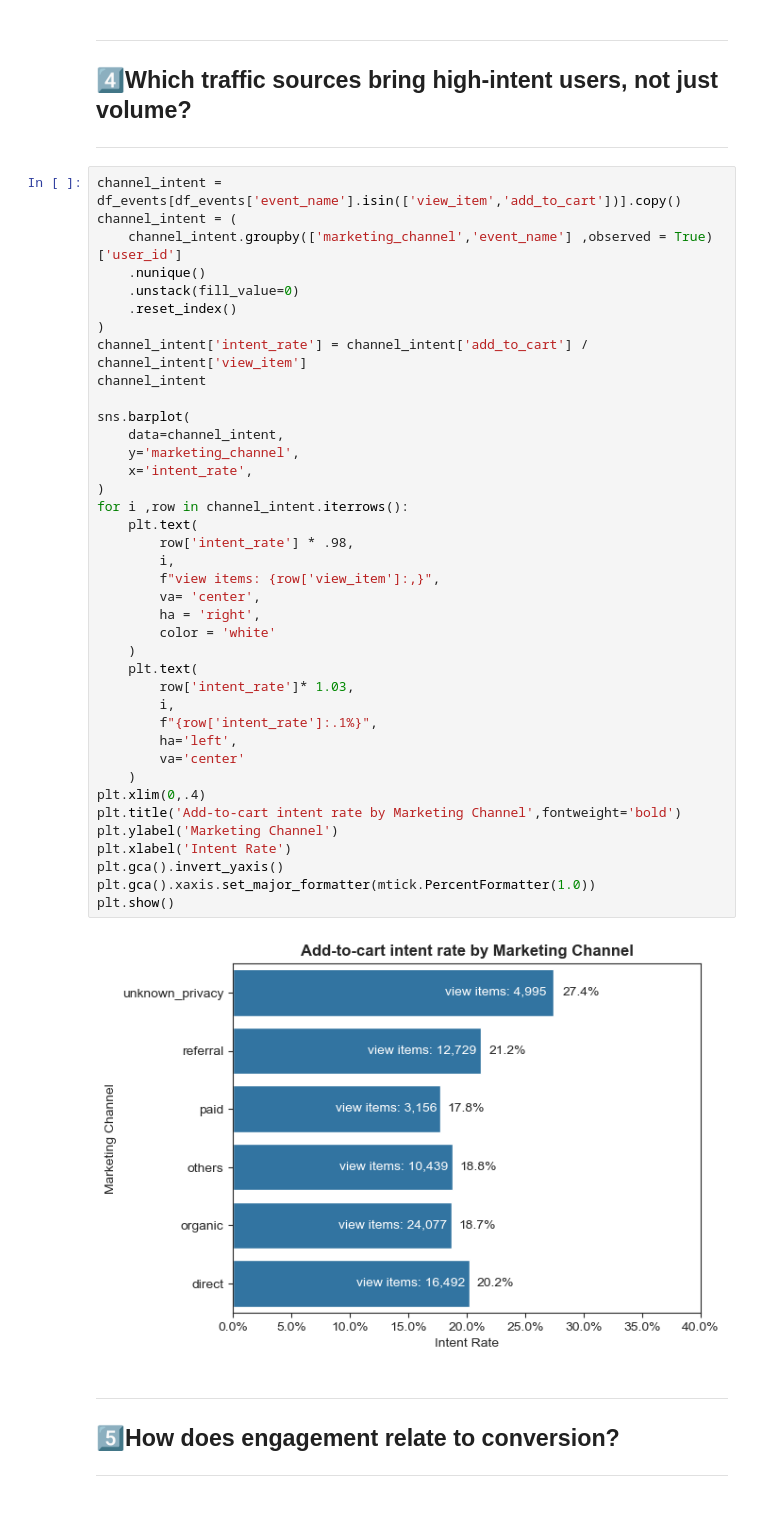
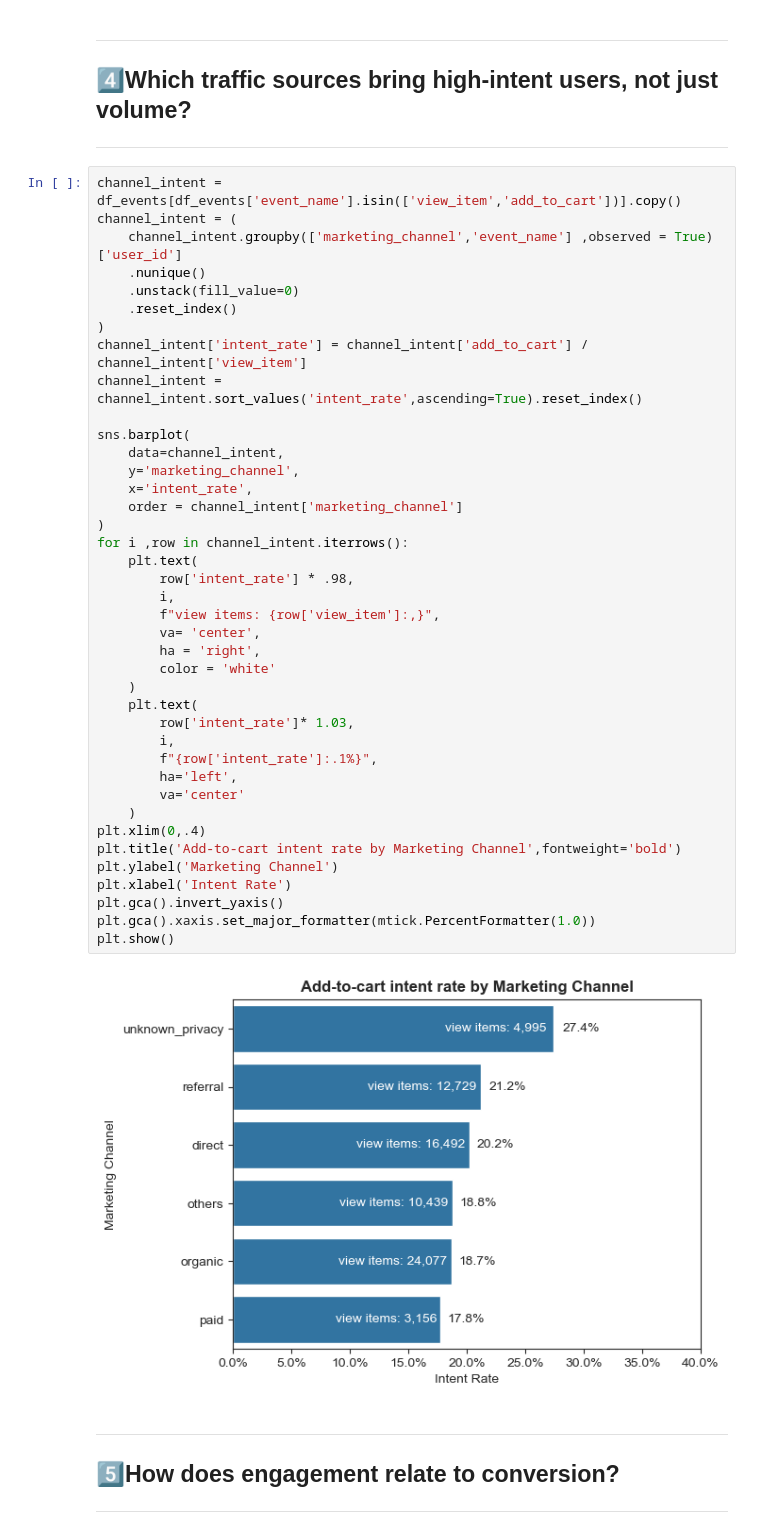
Before and after one commit to GH-AkshyM/BigQuery-Python-EDA, a Jupyter notebook: notebooks/04_EDA_and_Insights.ipynb, the cells around one changed output. Cells and saved outputs as stored; diff of their text form.

```diff
--- a/notebooks/04_EDA_and_Insights.ipynb
+++ b/notebooks/04_EDA_and_Insights.ipynb
@@ -211,38 +211,39 @@ channel_intent = (
     .reset_index()
 )
 channel_intent['intent_rate'] = channel_intent['add_to_cart'] / channel_intent['view_item']
-channel_intent
+channel_intent = channel_intent.sort_values('intent_rate',ascending=True).reset_index()
 
 sns.barplot(
     data=channel_intent,
     y='marketing_channel',
     x='intent_rate',
+    order = channel_intent['marketing_channel']
 )
 for i ,row in channel_intent.iterrows():
     plt.text(
         row['intent_rate'] * .98,
         i,
         f"view items: {row['view_item']:,}",
         va= 'center',
         ha = 'right',
         color = 'white'
     )
     plt.text(
         row['intent_rate']* 1.03,
         i,
         f"{row['intent_rate']:.1%}",
         ha='left',
         va='center'
     )
 plt.xlim(0,.4)
 plt.title('Add-to-cart intent rate by Marketing Channel',fontweight='bold')
 plt.ylabel('Marketing Channel')
 plt.xlabel('Intent Rate')
 plt.gca().invert_yaxis()
 plt.gca().xaxis.set_major_formatter(mtick.PercentFormatter(1.0))
 plt.show()
 # %% [output]
-[figure, old version]
+[figure, new version]
 # %% [markdown]
 ---
 ## 5️⃣How does engagement relate to conversion?
```
